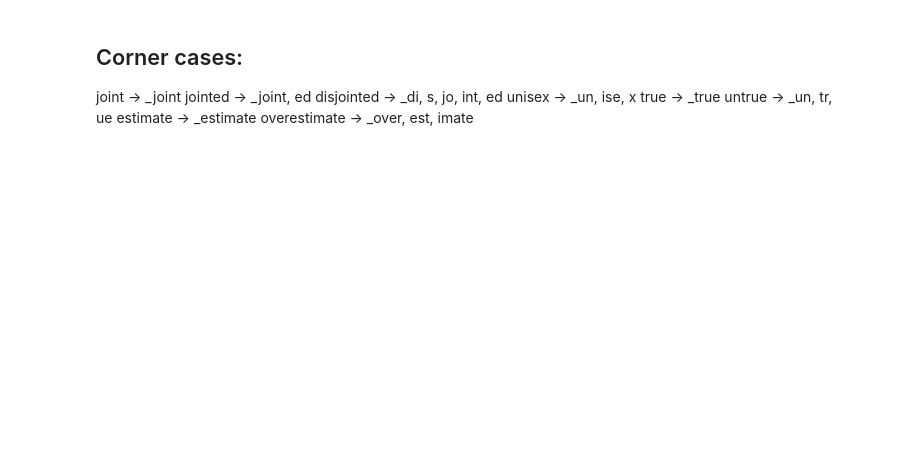
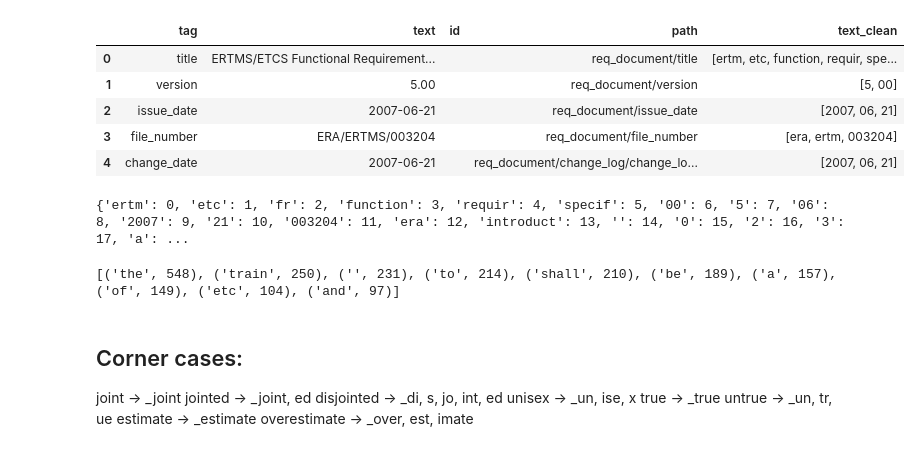
Before and after one commit to lfpneto/NLP2RE_Sandbox, a Jupyter notebook: src/Sandbox/stopwords.ipynb, the cells around one changed output. Saved outputs shown, nothing was run; the diff lists cells and outputs as text; code cells hidden in the pictures; blank space fills up the shorter version.

```diff
--- a/src/Sandbox/stopwords.ipynb
+++ b/src/Sandbox/stopwords.ipynb
@@ -18,3 +45,31 @@ to_lower and lower are both optional parameters that are the same as lowercase a
+# %%
+# Create 'text_clean' attribute in df (list of tokens)
+from Utils import clean_data
+
+df['text_clean'] = df['text'].apply(lambda x: clean_data.preprocess_data_str(x))
+
+df.head()
+# %% [output]
+|  | tag | text | id | path | text_clean |
+| 0 | title | ERTMS/ETCS Functional Requirement... |  | req_document/title | [ertm, etc, function, requir, spe... |
+| 1 | version | 5.00 |  | req_document/version | [5, 00] |
+| 2 | issue_date | 2007-06-21 |  | req_document/issue_date | [2007, 06, 21] |
+| 3 | file_number | ERA/ERTMS/003204 |  | req_document/file_number | [era, ertm, 003204] |
+| 4 | change_date | 2007-06-21 |  | req_document/change_log/change_lo... | [2007, 06, 21] |
+# %%
+ # Create a Dictionary: Associate each word in the corpus with a unique integer ID
+
+from gensim import corpora
+
+dct = corpora.Dictionary(df['text_clean'])
+print(dct.token2id)
+# %% [output]
+{'ertm': 0, 'etc': 1, 'fr': 2, 'function': 3, 'requir': 4, 'specif': 5, '00': 6, '5': 7, '06': 8, '2007': 9, '21': 10, '003204': 11, 'era': 12, 'introduct': 13, '': 14, '0': 15, '2': 16, '3': 17, 'a': ...
+# %%
+# Return a list of the n most common words and their counts from the most common to the least.
+print(dct.most_common(10))
+# %% [output]
+[('the', 548), ('train', 250), ('', 231), ('to', 214), ('shall', 210), ('be', 189), ('a', 157), ('of', 149), ('etc', 104), ('and', 97)]
 # %% [markdown]
 ## Corner cases:
 joint → _joint
```
Also changed, not shown: parts of 10 cells of this notebook, 10 other files.
